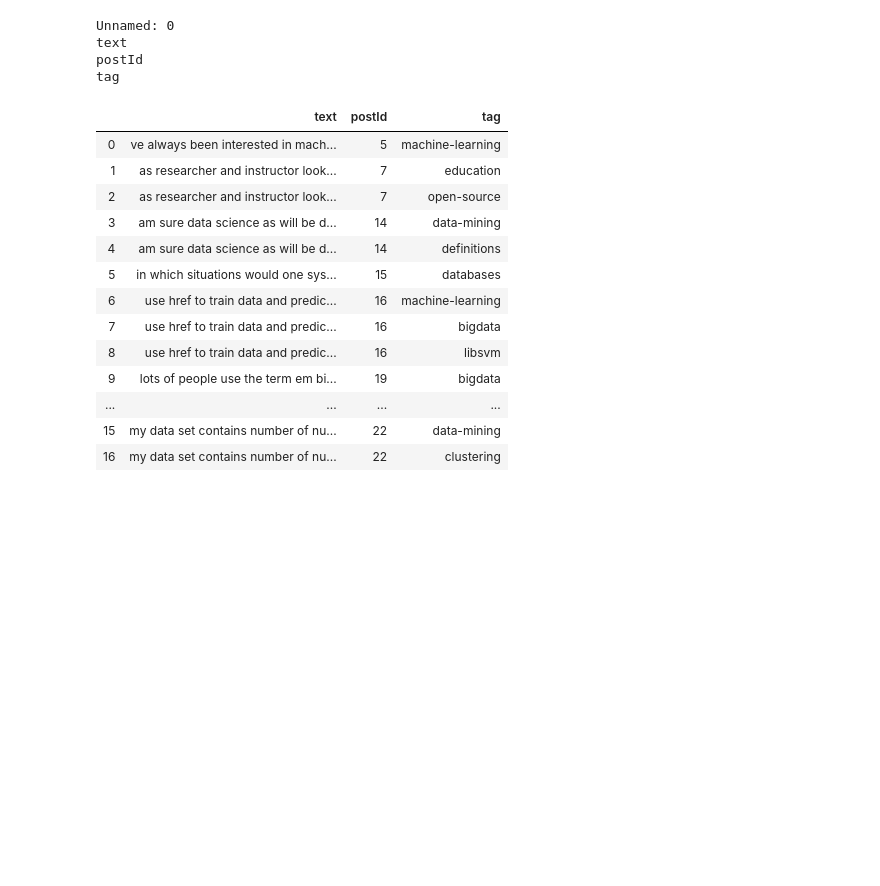
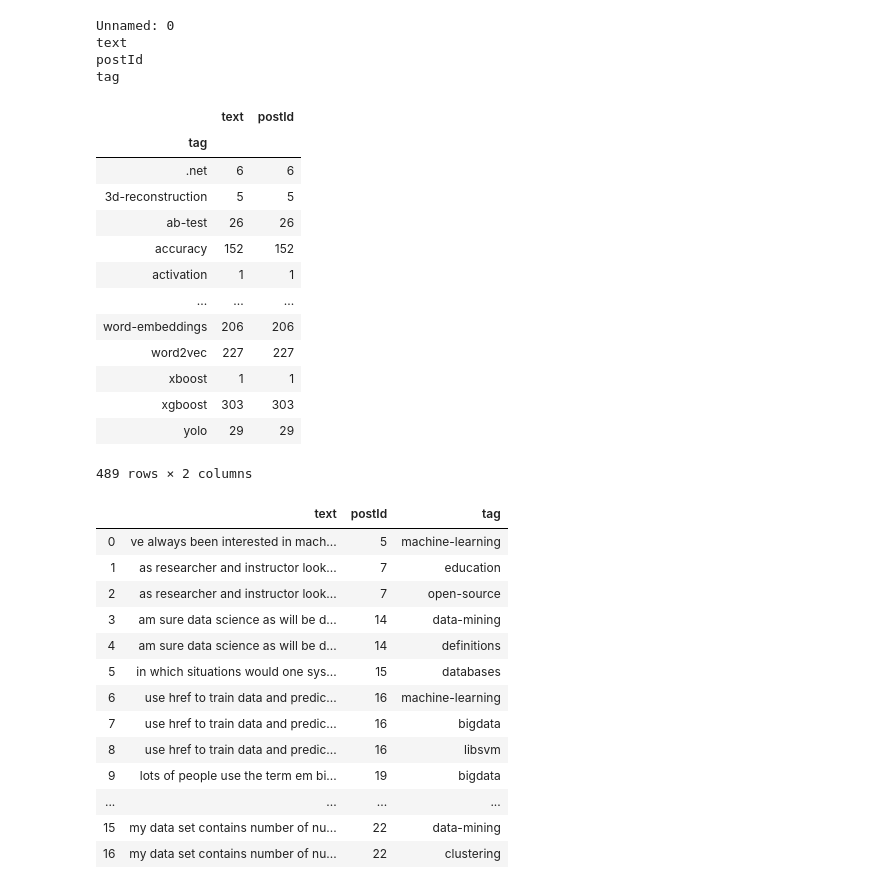
Before and after one commit to jonhealy1/stack_exchange_data_science, a Jupyter notebook: stack_data_science_node2vec.ipynb, the cells around one changed output. Drawn from its saved outputs; the diff is of its cells as text; code cells hidden in the pictures; blank space fills up the shorter version.

```diff
--- a/stack_data_science_node2vec.ipynb
+++ b/stack_data_science_node2vec.ipynb
@@ -75,6 +75,23 @@ postId
 tag
 # %%
 my_df.drop(['Unnamed: 0'],axis=1,inplace=True)
+# %%
+my_df.groupby('tag').count()
+# %% [output]
+|  | text | postId |
+| tag |  |  |
+| .net | 6 | 6 |
+| 3d-reconstruction | 5 | 5 |
+| ab-test | 26 | 26 |
+| accuracy | 152 | 152 |
+| activation | 1 | 1 |
+| ... | ... | ... |
+| word-embeddings | 206 | 206 |
+| word2vec | 227 | 227 |
+| xboost | 1 | 1 |
+| xgboost | 303 | 303 |
+| yolo | 29 | 29 |
+489 rows × 2 columns
 # %%
 my_df.head(20)
 # %% [output]
```
Also changed, not shown: parts of 7 cells of this notebook, 3 other files.
